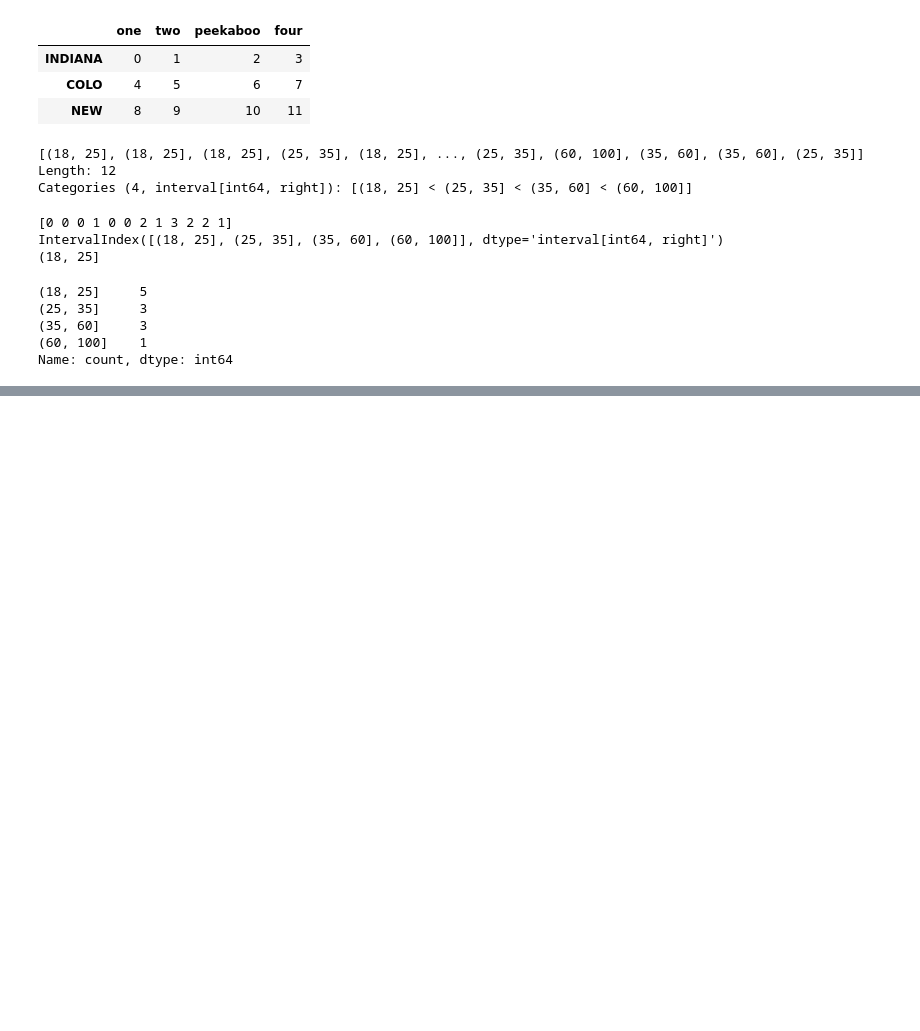
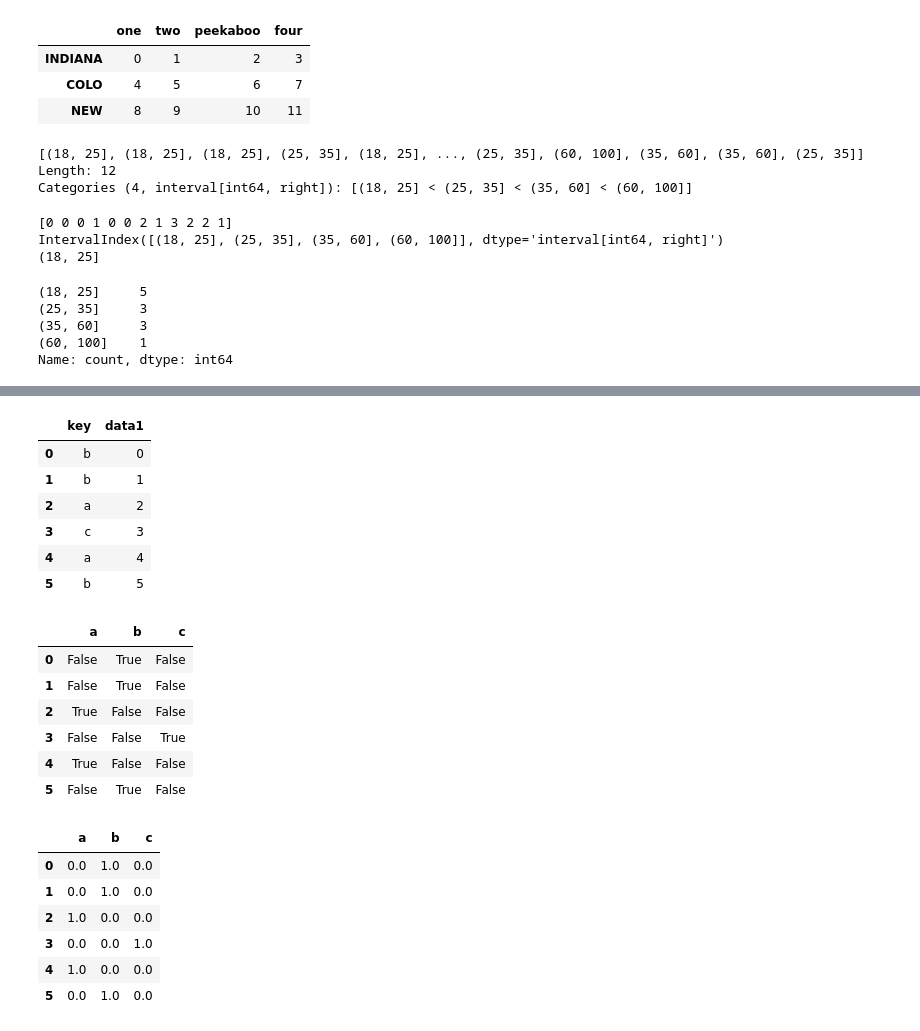
Before and after one commit to Zejianzejian/pydata-book, a Jupyter notebook: ch07.ipynb, the cells around one changed output, grey strips where cells are left out. Cells and saved outputs as stored; diff of their text form; code cells hidden in the pictures; blank space fills up the shorter version.

```diff
--- a/ch07.ipynb
+++ b/ch07.ipynb
@@ -417,7 +568,30 @@ choices.sample(n=10, replace=True)
 # %%
 df = pd.DataFrame({"key": ["b", "b", "a", "c", "a", "b"],
                    "data1": range(6)})
 df
+pd.get_dummies(df["key"])
 pd.get_dummies(df["key"], dtype=float)
+# %% [output]
+|  | key | data1 |
+| 0 | b | 0 |
+| 1 | b | 1 |
+| 2 | a | 2 |
+| 3 | c | 3 |
+| 4 | a | 4 |
+| 5 | b | 5 |
+|  | a | b | c |
+| 0 | False | True | False |
+| 1 | False | True | False |
+| 2 | True | False | False |
+| 3 | False | False | True |
+| 4 | True | False | False |
+| 5 | False | True | False |
+|  | a | b | c |
+| 0 | 0.0 | 1.0 | 0.0 |
+| 1 | 0.0 | 1.0 | 0.0 |
+| 2 | 1.0 | 0.0 | 0.0 |
+| 3 | 0.0 | 0.0 | 1.0 |
+| 4 | 1.0 | 0.0 | 0.0 |
+| 5 | 0.0 | 1.0 | 0.0 |
 # %%
 dummies = pd.get_dummies(df["key"], prefix="key", dtype=float)
```
Also changed, not shown: parts of 79 cells of this notebook, 2 other files.
